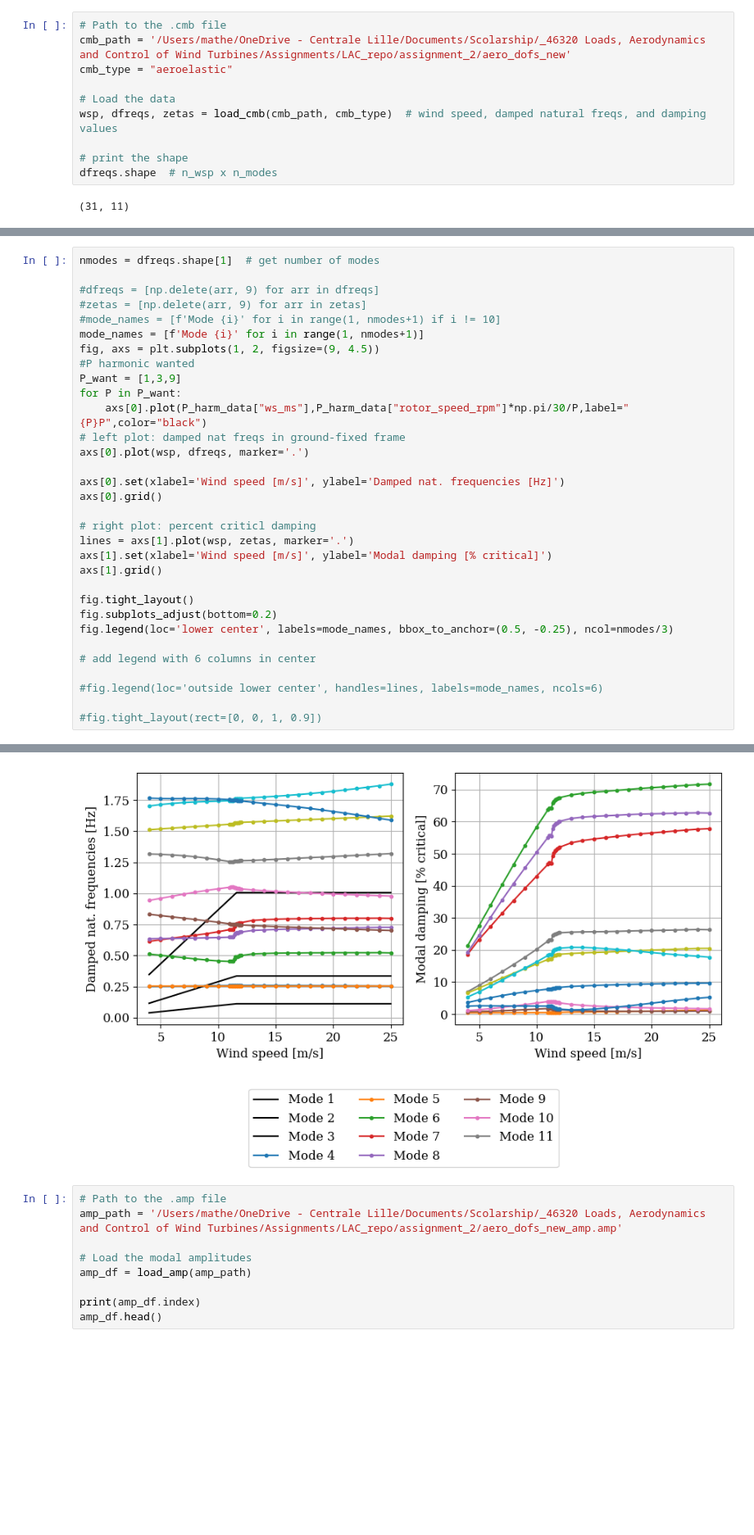
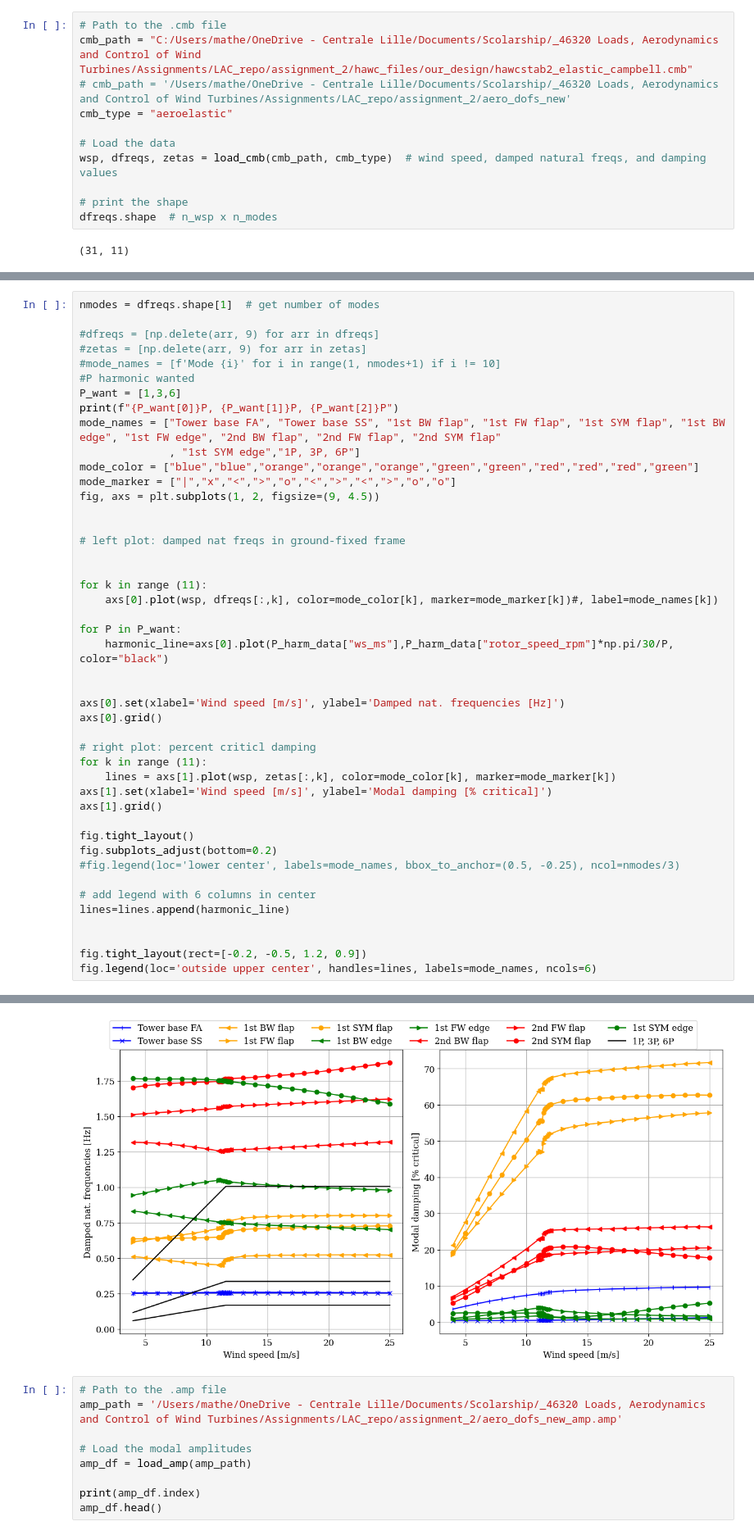
Before and after one commit to nicolaquaia/LAC_final, a Jupyter notebook: assignment_2/assignment_2_02.ipynb, the cells around one changed output, grey strips where cells are left out. Shown at 82% size. Saved outputs shown, nothing was run; the diff lists cells and outputs as text; blank space fills up the shorter version.

Commit message:
A2 Part 2 figures

```diff
--- a/assignment_2/assignment_2_02.ipynb
+++ b/assignment_2/assignment_2_02.ipynb
@@ -19,7 +19,8 @@ from scipy.interpolate import interp1d
 plt.rcParams.update({'font.family': 'serif', 'font.size':12})
 # %%
 # Path to the .cmb file
-cmb_path = '/Users/mathe/OneDrive - Centrale Lille/Documents/Scolarship/_46320 Loads, Aerodynamics and Control of Wind Turbines/Assignments/LAC_repo/assignment_2/aero_dofs_new'
+cmb_path = "C:/Users/mathe/OneDrive - Centrale Lille/Documents/Scolarship/_46320 Loads, Aerodynamics and Control of Wind Turbines/Assignments/LAC_repo/assignment_2/hawc_files/our_design/hawcstab2_elastic_campbell.cmb"
+# cmb_path = '/Users/mathe/OneDrive - Centrale Lille/Documents/Scolarship/_46320 Loads, Aerodynamics and Control of Wind Turbines/Assignments/LAC_repo/assignment_2/aero_dofs_new'
 cmb_type = "aeroelastic"
 
 # Load the data
@@ -60,30 +61,43 @@ nmodes = dfreqs.shape[1]  # get number of modes
 #dfreqs = [np.delete(arr, 9) for arr in dfreqs]
 #zetas = [np.delete(arr, 9) for arr in zetas]
 #mode_names = [f'Mode {i}' for i in range(1, nmodes+1) if i != 10]
-mode_names = [f'Mode {i}' for i in range(1, nmodes+1)]
+#P harmonic wanted
+P_want = [1,3,6]
+print(f"{P_want[0]}P, {P_want[1]}P, {P_want[2]}P")
+mode_names = ["Tower base FA", "Tower base SS", "1st BW flap", "1st FW flap", "1st SYM flap", "1st BW edge", "1st FW edge", "2nd BW flap", "2nd FW flap", "2nd SYM flap"
+              , "1st SYM edge","1P, 3P, 6P"]
+mode_color = ["blue","blue","orange","orange","orange","green","green","red","red","red","green"]
+mode_marker = ["|","x","<",">","o","<",">","<",">","o","o"]
 fig, axs = plt.subplots(1, 2, figsize=(9, 4.5))
-#P harmonic wanted
-P_want = [1,3,9]
+
+
+# left plot: damped nat freqs in ground-fixed frame
+
+
+for k in range (11):
+    axs[0].plot(wsp, dfreqs[:,k], color=mode_color[k], marker=mode_marker[k])#, label=mode_names[k])
+
 for P in P_want:
-    axs[0].plot(P_harm_data["ws_ms"],P_harm_data["rotor_speed_rpm"]*np.pi/30/P,label="{P}P",color="black")
-# left plot: damped nat freqs in ground-fixed frame
-axs[0].plot(wsp, dfreqs, marker='.')
+    harmonic_line=axs[0].plot(P_harm_data["ws_ms"],P_harm_data["rotor_speed_rpm"]*np.pi/30/P, color="black")
+
 
 axs[0].set(xlabel='Wind speed [m/s]', ylabel='Damped nat. frequencies [Hz]')
 axs[0].grid()
 
 # right plot: percent criticl damping
-lines = axs[1].plot(wsp, zetas, marker='.')
+for k in range (11):
+    lines = axs[1].plot(wsp, zetas[:,k], color=mode_color[k], marker=mode_marker[k])
 axs[1].set(xlabel='Wind speed [m/s]', ylabel='Modal damping [% critical]')
 axs[1].grid()
 
 fig.tight_layout()
 fig.subplots_adjust(bottom=0.2)
-fig.legend(loc='lower center', labels=mode_names, bbox_to_anchor=(0.5, -0.25), ncol=nmodes/3)
+#fig.legend(loc='lower center', labels=mode_names, bbox_to_anchor=(0.5, -0.25), ncol=nmodes/3)
 
 # add legend with 6 columns in center
+lines=lines.append(harmonic_line)
 
-#fig.legend(loc='outside lower center', handles=lines, labels=mode_names, ncols=6)
 
-#fig.tight_layout(rect=[0, 0, 1, 0.9])
+fig.tight_layout(rect=[-0.2, -0.5, 1.2, 0.9])
+fig.legend(loc='outside upper center', handles=lines, labels=mode_names, ncols=6)
 # %% [output]
@@ -91,4 +106,4 @@ fig.legend(loc='lower center', labels=mode_names, bbox_to_anchor=(0.5, -0.25), n
-[figure, old version]
+[figure, new version]
 # %%
 # Path to the .amp file
 amp_path = '/Users/mathe/OneDrive - Centrale Lille/Documents/Scolarship/_46320 Loads, Aerodynamics and Control of Wind Turbines/Assignments/LAC_repo/assignment_2/aero_dofs_new_amp.amp'
```
Also changed, not shown: parts of 1 cell of this notebook.
